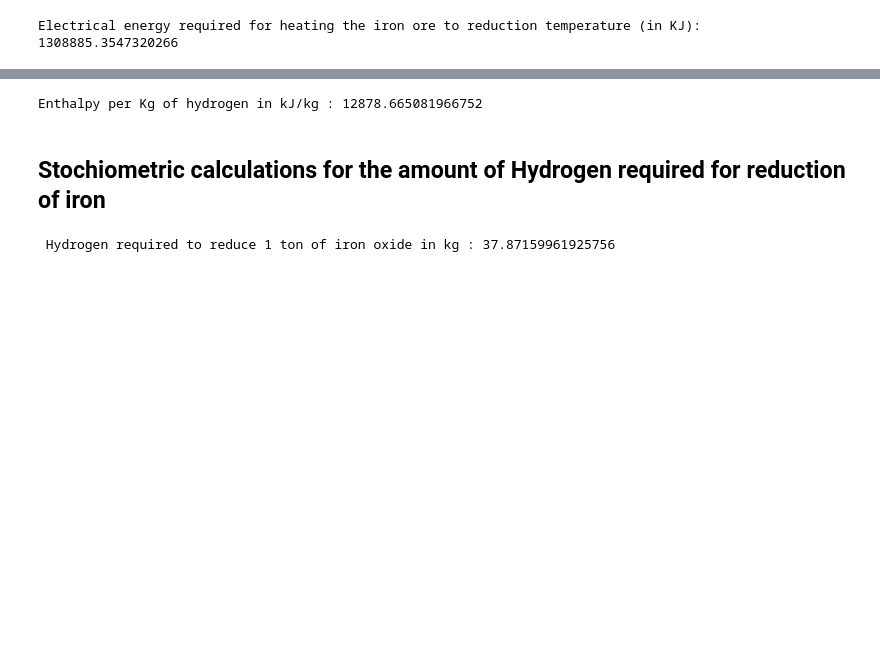
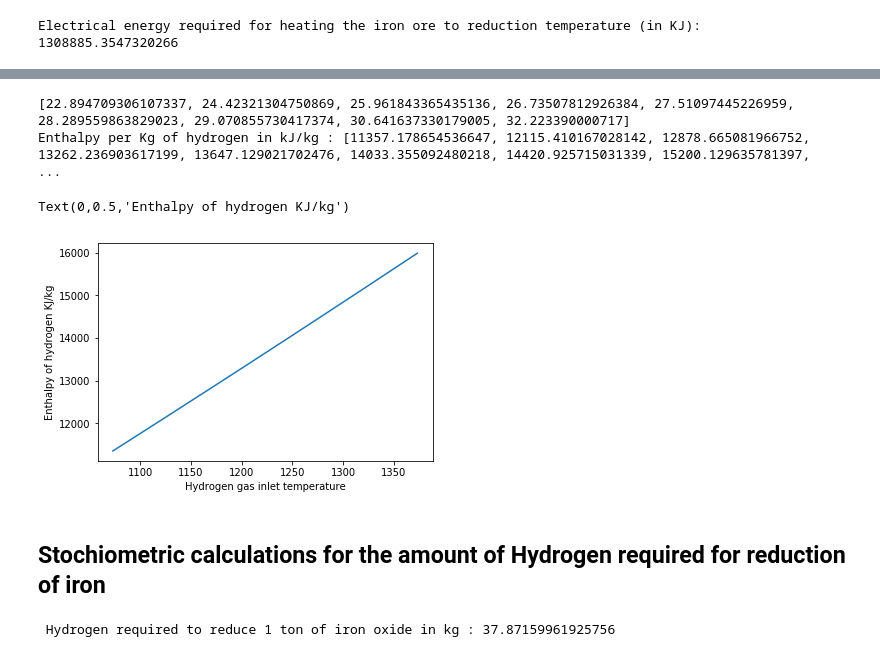
Before and after one commit to abhinavbhaskar/directreducediron, a Jupyter notebook: DRI Shaft furnace energy balance.ipynb, the cells around one changed output, grey strips where cells are left out. Cells and saved outputs as stored; diff of their text form; code cells hidden in the pictures; blank space fills up the shorter version.

```diff
--- a/DRI Shaft furnace energy balance.ipynb
+++ b/DRI Shaft furnace energy balance.ipynb
@@ -205,18 +190,31 @@ def H2_enthalpy_2(T):# T1 and T2 should be in the range of 1050-2500 K
     H=0
     H_t=A*t +(B*t*t)/2 +(C*t*t*t)/3 + (D*t*t*t*t)/4-(E/t)+F-H
     return H_t
-T1=298 # K Ambient temperature / Temperature of the incoming iron pellets
-T2=1173 # K Temperature of the iron ore for reduction process1
-if T2 in range(298,1001):
-    H2_En_per_mol=H2_enthalpy_1(T2)
-elif T2 in range(1001,2501):
-     H2_En_per_mol=H2_enthalpy_2(T2)
-mol_weight_H2=2.01588 #in grams
-mol_per_kg_H2=1000/mol_weight_H2 # Number of moles in one kg
-H2_EN_per_kg=(mol_per_kg_H2)*(H2_En_per_mol)
-print("Enthalpy per Kg of hydrogen in kJ/kg :",H2_EN_per_kg)
+H2_en_per_mol=[]
+H2_en_per_kg=[]
+T2=[1073,1123,1173,1198,1223,1248,1273,1298,1323,1373] # K Temperature of the hydrogen inlet in to the shaft reactor
+for i in range(9):
+    if T2[i] in range(298,1001):
+        H2_en_per_mol.append(H2_enthalpy_1(T2[i]))
+    elif T2[i] in range(1001,2501):
+        H2_en_per_mol.append(H2_enthalpy_2(T2[i]))
+    mol_weight_H2=2.01588 #in grams
+    mol_per_kg_H2=1000/mol_weight_H2 # Number of moles in one kg
+print(H2_en_per_mol)
+for j in range(9):
+    H2_en_per_kg.append(mol_per_kg_H2*H2_en_per_mol[j])
+print("Enthalpy per Kg of hydrogen in kJ/kg :",H2_en_per_kg)
 # %% [output]
-Enthalpy per Kg of hydrogen in kJ/kg : 12878.665081966752
+[22.894709306107337, 24.42321304750869, 25.961843365435136, 26.73507812926384, 27.51097445226959, 28.289559863829023, 29.070855730417374, 30.641637330179005, 32.223390000717]
+Enthalpy per Kg of hydrogen in kJ/kg : [11357.178654536647, 12115.410167028142, 12878.665081966752, 13262.236903617199, 13647.129021702476, 14033.355092480218, 14420.925715031339, 15200.129635781397,  ...
+# %%
+import matplotlib.pyplot as plt
+plt.plot(T2,H2_en_per_kg)
+plt.xlabel('Hydrogen gas inlet temperature')
+plt.ylabel('Enthalpy of hydrogen KJ/kg')
+# %% [output]
+Text(0,0.5,'Enthalpy of hydrogen KJ/kg')
+[figure, added]
 # %% [markdown]
 ## Stochiometric calculations for the amount of Hydrogen required for reduction of iron
 # %%
```
Also changed, not shown: parts of 22 cells of this notebook.
